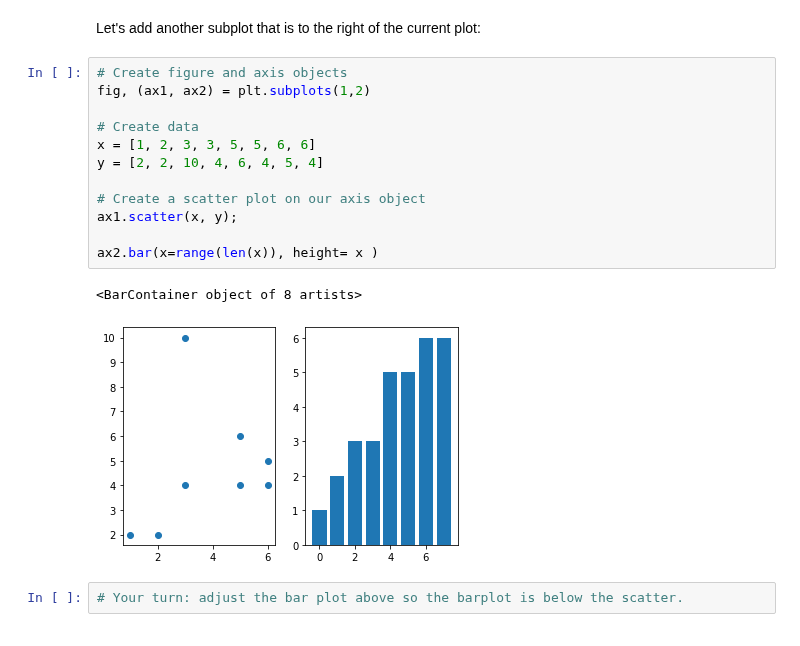
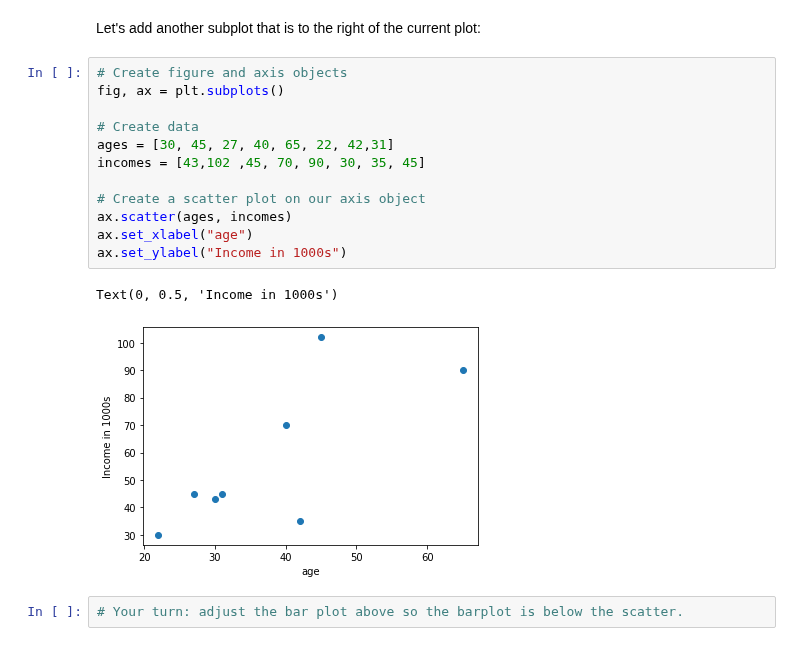
Before and after one commit to lecritch/data_viz_chi_sea_ds_051120, a Jupyter notebook: matplotlib.ipynb, the cells around one changed output. Saved outputs shown, nothing was run; the diff lists cells and outputs as text.

Commit message:
Add age vs income to matplotlib

```diff
--- a/matplotlib.ipynb
+++ b/matplotlib.ipynb
@@ -192,20 +196,20 @@ ax.scatter(x, y);
 [figure]
 # %% [markdown]
 Let's add another subplot that is to the right of the current plot:
-# %%
-# Create figure and axis objects
-fig, (ax1, ax2) = plt.subplots(1,2)
-
-# Create data
-x = [1, 2, 3, 3, 5, 5, 6, 6]
-y = [2, 2, 10, 4, 6, 4, 5, 4]
-
-# Create a scatter plot on our axis object
-ax1.scatter(x, y);
-
-ax2.bar(x=range(len(x)), height= x )
-# %% [output]
-<BarContainer object of 8 artists>
-[figure, removed]
+# %%
+# Create figure and axis objects
+fig, ax = plt.subplots()
+
+# Create data
+ages = [30, 45, 27, 40, 65, 22, 42,31]
+incomes = [43,102 ,45, 70, 90, 30, 35, 45]
+
+# Create a scatter plot on our axis object
+ax.scatter(ages, incomes)
+ax.set_xlabel("age")
+ax.set_ylabel("Income in 1000s")
+# %% [output]
+Text(0, 0.5, 'Income in 1000s')
+[figure, added]
 # %%
 # Your turn: adjust the bar plot above so the barplot is below the scatter.
```
Also changed, not shown: parts of 6 cells of this notebook.
